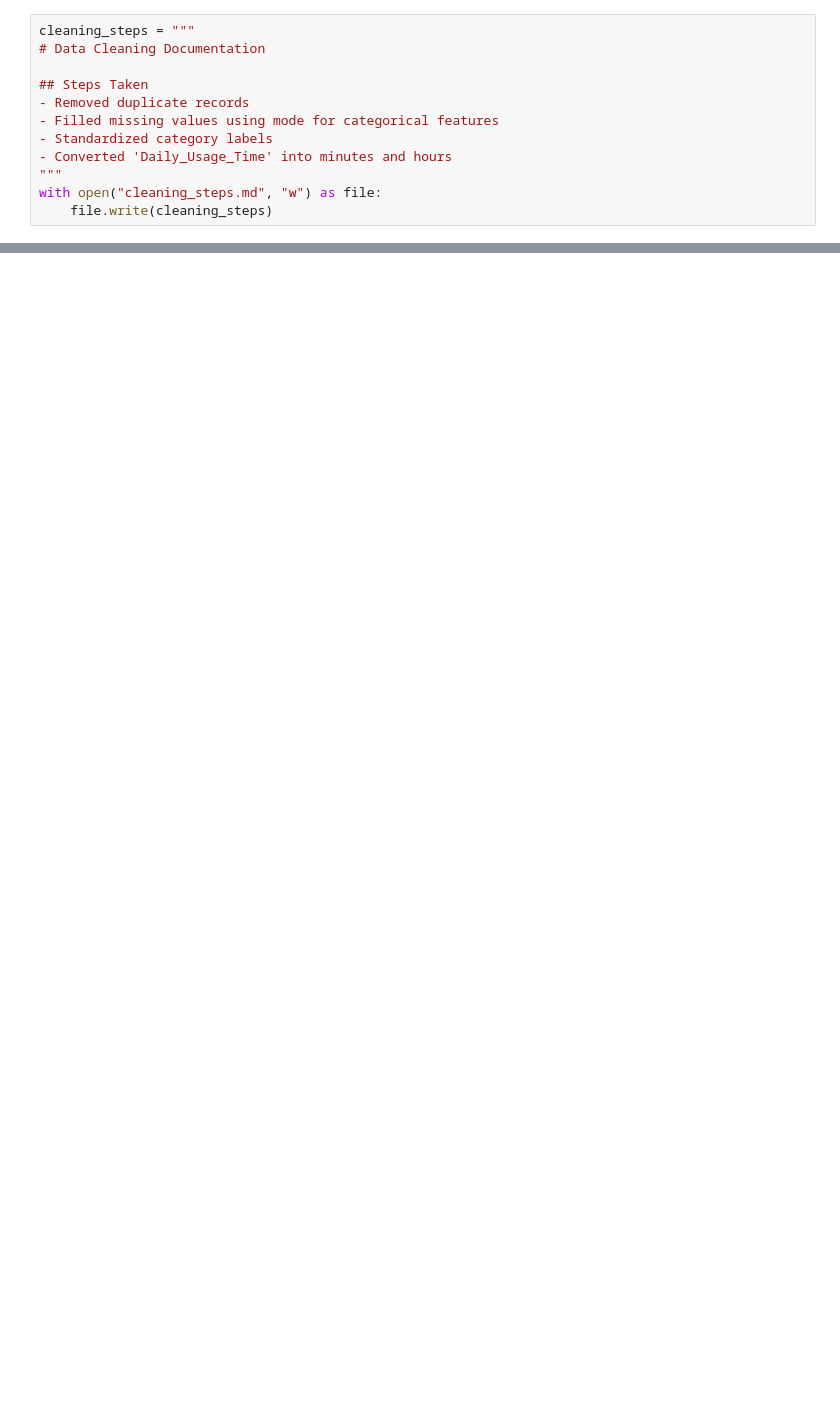
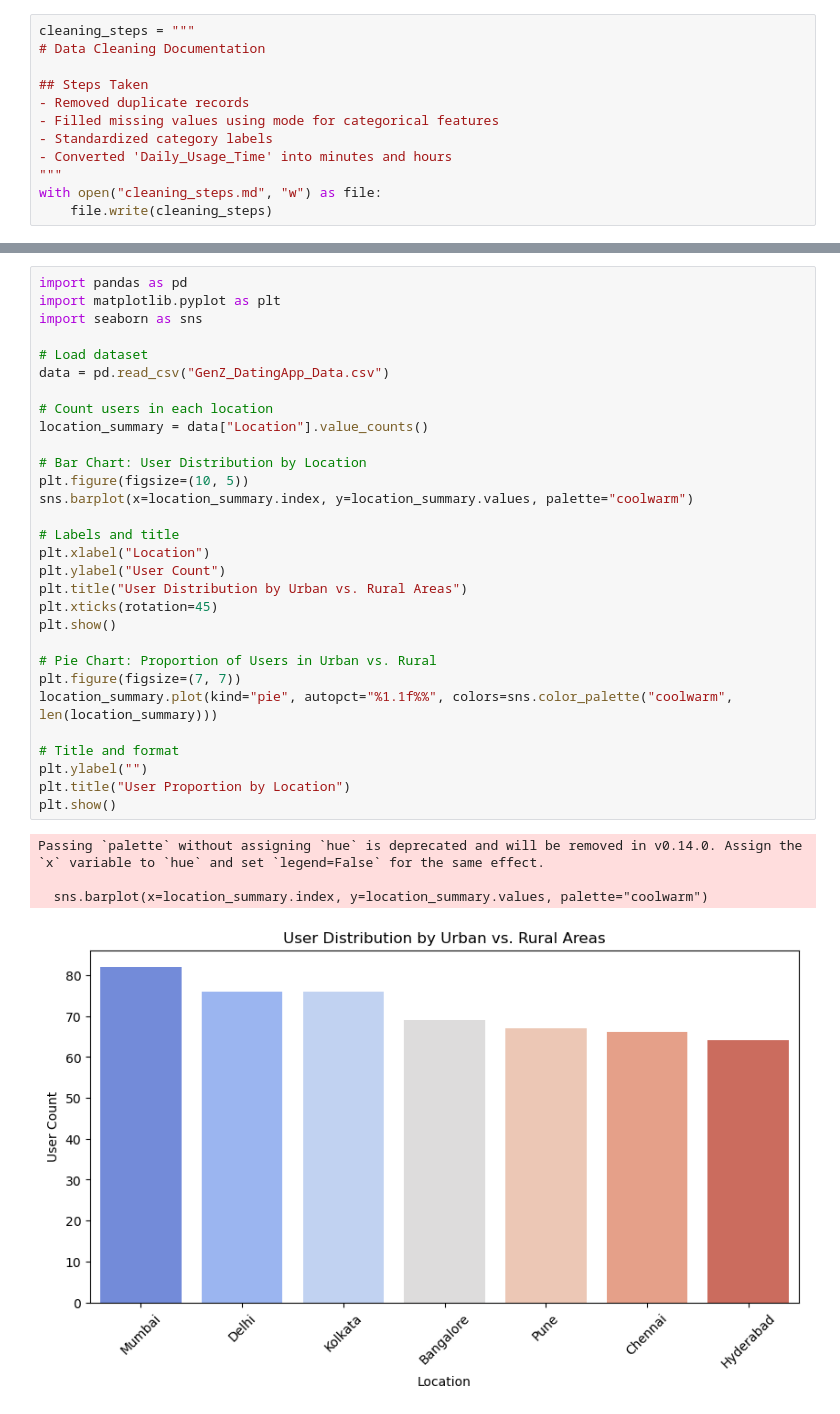
Before and after one commit to FemitheDreamer/ML-EDA, a Jupyter notebook: dataset/archive/Practice1.ipynb, the cells around one changed output, grey strips where cells are left out. Cells and saved outputs as stored; diff of their text form; blank space fills up the shorter version.

```diff
--- a/dataset/archive/Practice1.ipynb
+++ b/dataset/archive/Practice1.ipynb
@@ -573,0 +842,35 @@ SyntaxError: invalid syntax (2164560574.py, line 1)
+# %%
+import pandas as pd
+import matplotlib.pyplot as plt
+import seaborn as sns
+
+# Load dataset
+data = pd.read_csv("GenZ_DatingApp_Data.csv")
+
+# Count users in each location
+location_summary = data["Location"].value_counts()
+
+# Bar Chart: User Distribution by Location
+plt.figure(figsize=(10, 5))
+sns.barplot(x=location_summary.index, y=location_summary.values, palette="coolwarm")
+
+# Labels and title
+plt.xlabel("Location")
+plt.ylabel("User Count")
+plt.title("User Distribution by Urban vs. Rural Areas")
+plt.xticks(rotation=45)
+plt.show()
+
+# Pie Chart: Proportion of Users in Urban vs. Rural
+plt.figure(figsize=(7, 7))
+location_summary.plot(kind="pie", autopct="%1.1f%%", colors=sns.color_palette("coolwarm", len(location_summary)))
+
+# Title and format
+plt.ylabel("")
+plt.title("User Proportion by Location")
+plt.show()
+# %% [output]
+Passing `palette` without assigning `hue` is deprecated and will be removed in v0.14.0. Assign the `x` variable to `hue` and set `legend=False` for the same effect.
+
+  sns.barplot(x=location_summary.index, y=location_summary.values, palette="coolwarm")
+[figure, added]
```
Also changed, not shown: parts of 17 cells of this notebook.
